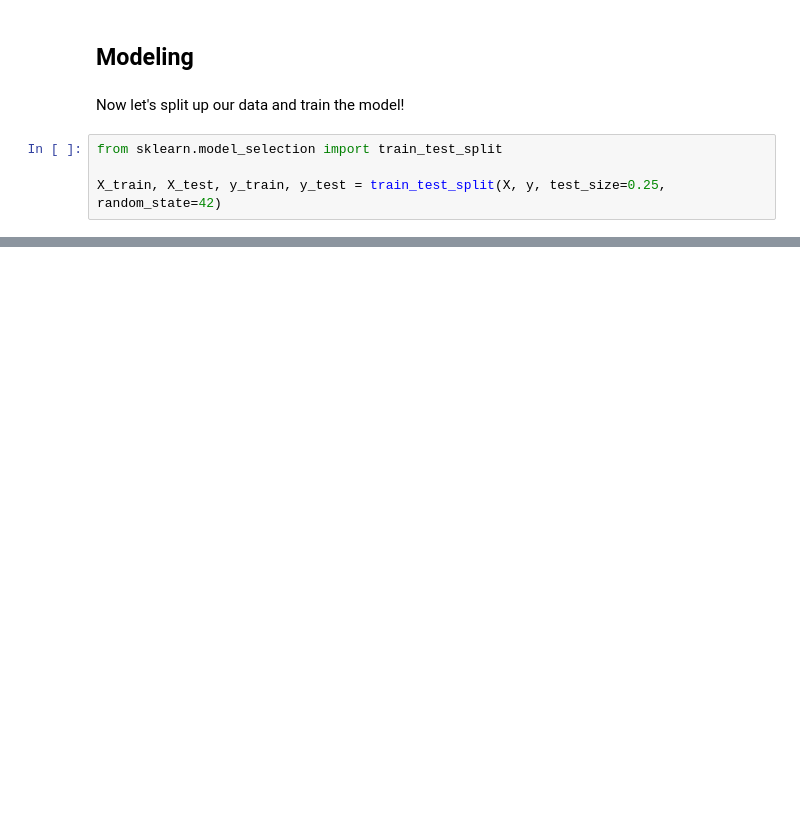
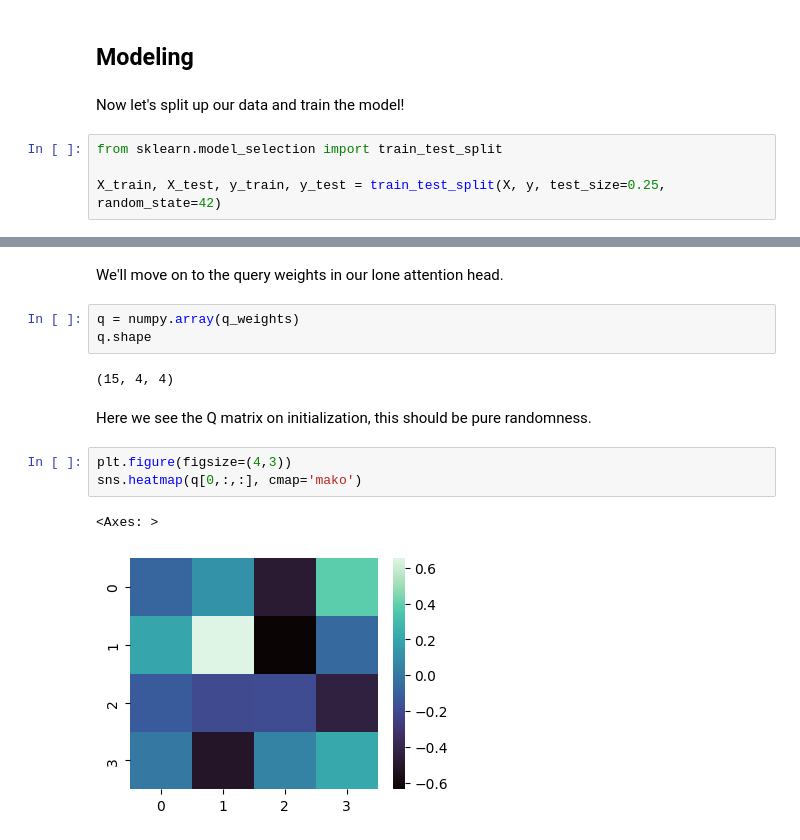
Before and after one commit to auto-d/mech-interp, a Jupyter notebook: mi.ipynb, the cells around one changed output, grey strips where cells are left out. Drawn from its saved outputs; the diff is of its cells as text; blank space fills up the shorter version.

```diff
--- a/mi.ipynb
+++ b/mi.ipynb
@@ -547,0 +640,15 @@ tensor([1.], grad_fn=<SigmoidBackward0>)
+# %% [markdown]
+We'll move on to the query weights in our lone attention head.
+# %%
+q = numpy.array(q_weights)
+q.shape
+# %% [output]
+(15, 4, 4)
+# %% [markdown]
+Here we see the Q matrix on initialization, this should be pure randomness.
+# %%
+plt.figure(figsize=(4,3))
+sns.heatmap(q[0,:,:], cmap='mako')
+# %% [output]
+<Axes: >
+[figure, added]
```
Also changed, not shown: parts of 57 cells of this notebook.
